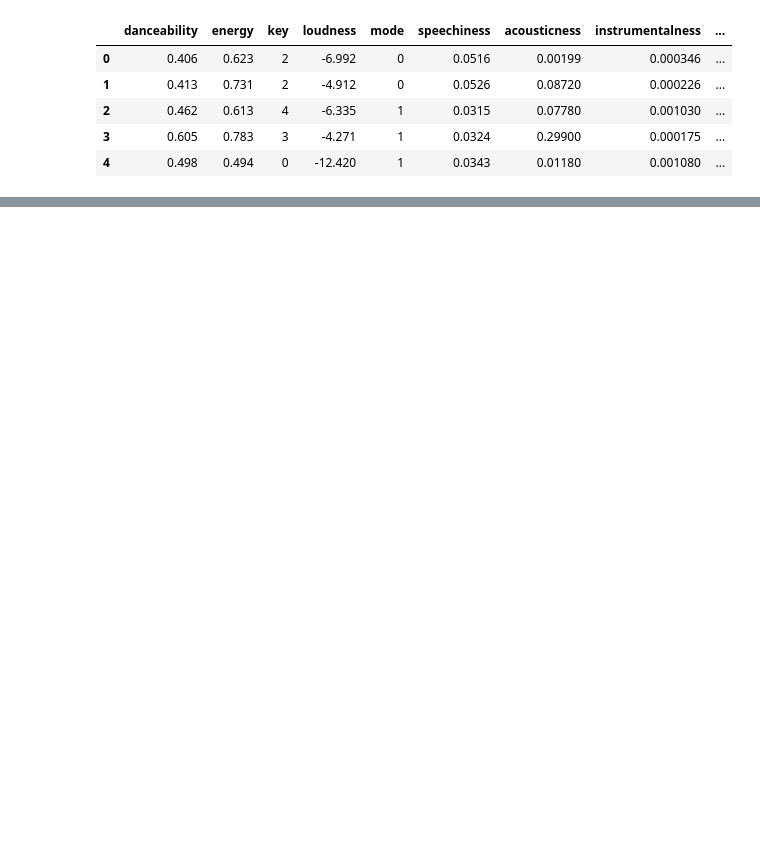
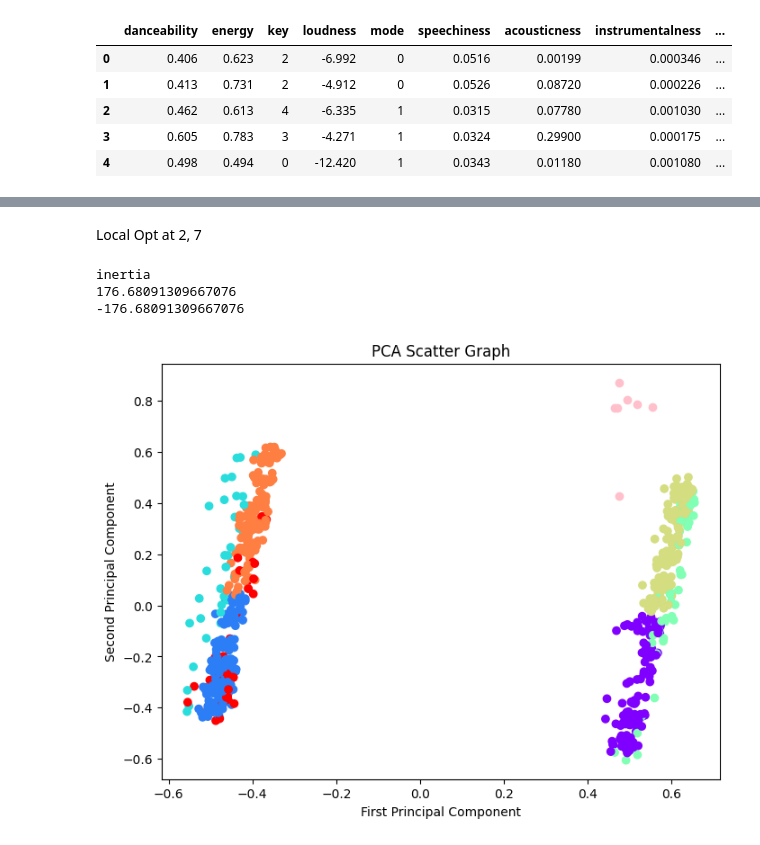
Before and after one commit to sibulus13/playlist_maker, a Jupyter notebook: classifier.ipynb, the cells around one changed output, grey strips where cells are left out. Saved outputs shown, nothing was run; the diff lists cells and outputs as text; code cells hidden in the pictures; blank space fills up the shorter version.

```diff
--- a/classifier.ipynb
+++ b/classifier.ipynb
@@ -11,7 +11,7 @@ from sklearn.metrics import confusion_matrix
 from sklearn.metrics import classification_report
 
 # import data
-data = pd.read_csv('spotify_song_features.csv')
+data = pd.read_csv('spotify_song_features.csv', encoding='latin-1')
 data.head()
 # %% [output]
 |  | danceability | energy | key | loudness | mode | speechiness | acousticness | instrumentalness | ... |
@@ -111,0 +140,25 @@ y_pred = clf.predict(X_test)
+# %% [markdown]
+Local Opt at 2, 7
+# %%
+# k-means with lowest inertia index
+n_clusters = 7
+
+kmeans = KMeans(n_clusters=n_clusters)
+kmeans.fit(x)
+# print(kmeans.cluster_centers_)
+# print(kmeans.labels_)
+print('inertia')
+print(kmeans.inertia_)
+# print(kmeans.n_iter_)
+print(kmeans.score(x))
+
+# PCA
+from sklearn.decomposition import PCA
+pca = PCA(n_components=2)
+pca.fit(x)
+x_pca = pca.transform(x)
+# %% [output]
+inertia
+176.68091309667076
+-176.68091309667076
+[figure, added]
```
Also changed, not shown: parts of 8 cells of this notebook, 2 other files.
